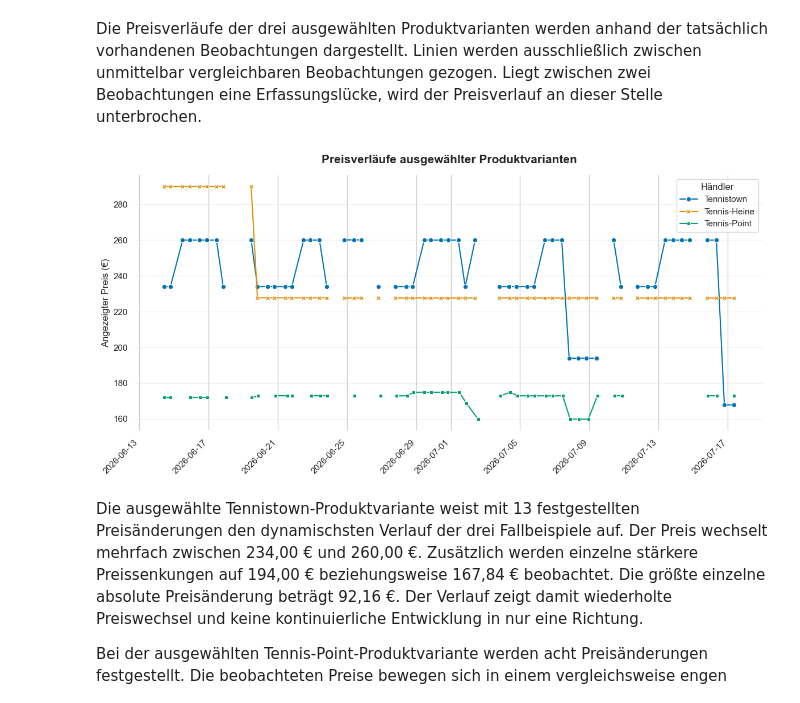
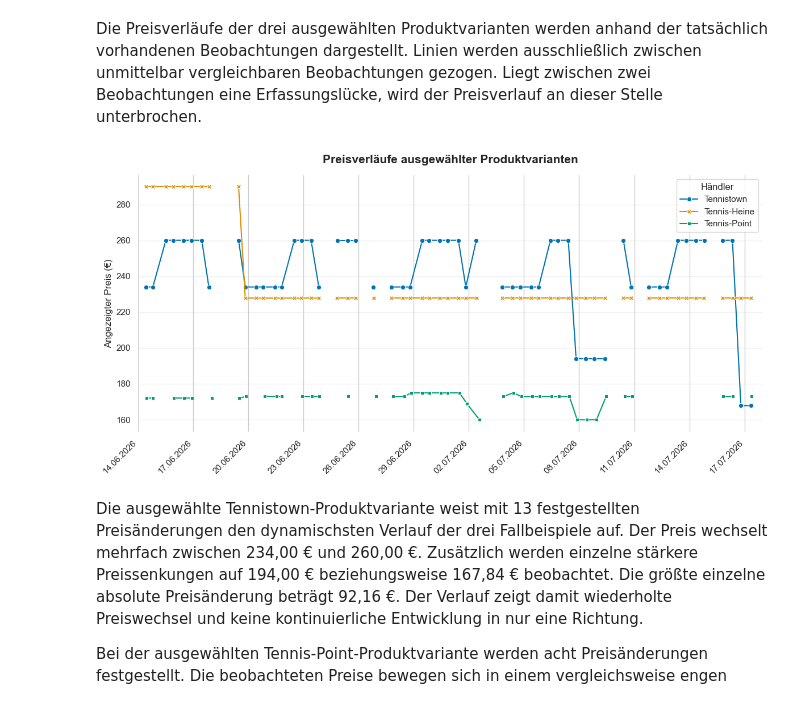
Before and after one commit to giannijosten/tennis_analytics, a Jupyter notebook: analysis/03_price_dynamics.ipynb, the cells around one changed output. Drawn from its saved outputs; the diff is of its cells as text; code cells hidden in the pictures.

```diff
--- a/analysis/03_price_dynamics.ipynb
+++ b/analysis/03_price_dynamics.ipynb
@@ -1089,6 +1089,20 @@ df_selected_price_history['price_segment'] = (
 )
 # %%
 # --- PREISVERLÄUFE DER AUSGEWÄHLTEN PRODUKTVARIANTEN VISUALISIEREN ---
+
+# Ersten und letzten Kalendertag des Erhebungszeitraums bestimmen
+price_start_date = df_price_history['run_date'].min()
+price_end_date = df_price_history['run_date'].max()
+
+# Datumsmarkierungen im Abstand von drei Tagen ab dem ersten Erhebungstag erzeugen
+price_tick_positions = pd.date_range(start=price_start_date, end=price_end_date, freq='3D').tolist()
+
+# Letzten Erhebungstag zusätzlich anzeigen
+if price_tick_positions[-1] != price_end_date:
+    price_tick_positions.append(price_end_date)
+
+# Datumsmarkierungen für die Achse formatieren
+price_tick_labels = [timestamp.strftime('%d.%m.%Y') for timestamp in price_tick_positions]
 
 # Diagrammfläche vorbereiten
 fig, ax = plt.subplots(figsize=(12, 6))
@@ -1099,36 +1113,38 @@ sns.lineplot(
     x='timestamp',
     y='current_price',
     hue='retailer',
     style='retailer',
     units='price_segment',
     estimator=None,
     hue_order=retailer_order,
     style_order=retailer_order,
     palette='colorblind',
     markers=True,
     dashes=False,
     linewidth=1.5,
     ax=ax
 )
 
 # Diagramm beschriften
 ax.set_title('Preisverläufe ausgewählter Produktvarianten', fontsize=15, fontweight='bold', pad=15)
 ax.set_xlabel('')
 ax.set_ylabel('Angezeigter Preis (€)')
 
 # Legende und Gitternetz anpassen
 ax.legend(title='Händler')
 ax.grid(axis='y', alpha=0.25)
 
-# Datumsbeschriftungen lesbar ausrichten
-plt.setp(ax.get_xticklabels(), rotation=45, ha='right')
+# Datumsmarkierungen und Zeitbereich einheitlich festlegen
+ax.set_xticks(price_tick_positions)
+ax.set_xticklabels(price_tick_labels, rotation=45, ha='right')
+ax.set_xlim(price_start_date, price_end_date + pd.Timedelta(days=1))
 
 # Diagramm abschließend formatieren und anzeigen
 sns.despine(ax=ax, left=True, bottom=True)
 plt.tight_layout()
 plt.show()
 # %% [output]
-[figure, old version]
+[figure, new version]
 # %% [markdown]
 Die ausgewählte Tennistown-Produktvariante weist mit 13 festgestellten Preisänderungen den dynamischsten Verlauf der drei Fallbeispiele auf. Der Preis wechselt mehrfach zwischen 234,00 € und 260,00 €. Zusätzlich werden einzelne stärkere Preissenkungen auf 194,00 € beziehungsweise 167,84 € beobachtet. Die größte einzelne absolute Preisänderung beträgt 92,16 €. Der Verlauf zeigt damit wiederholte Preiswechsel und keine kontinuierliche Entwicklung in nur eine Richtung.
 
```
Also changed, not shown: 3 other files.
